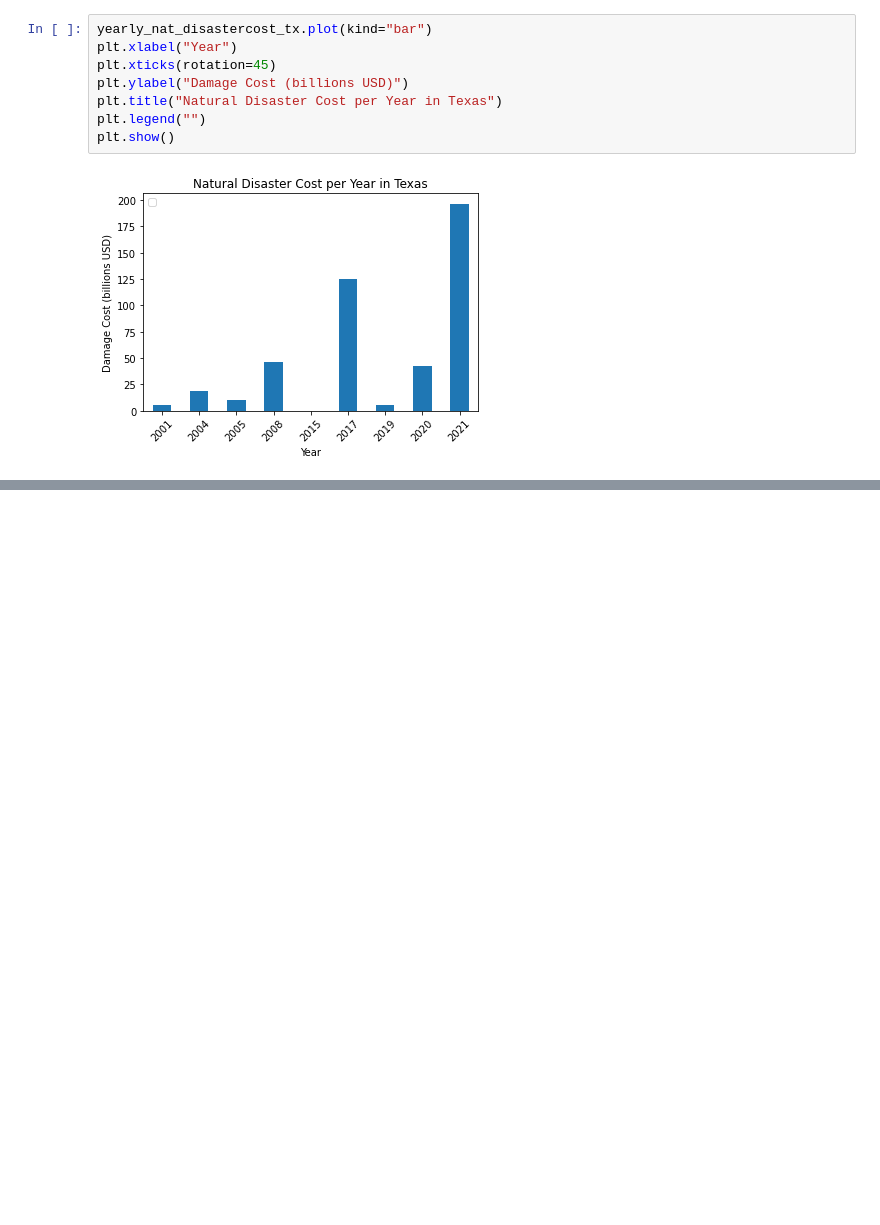
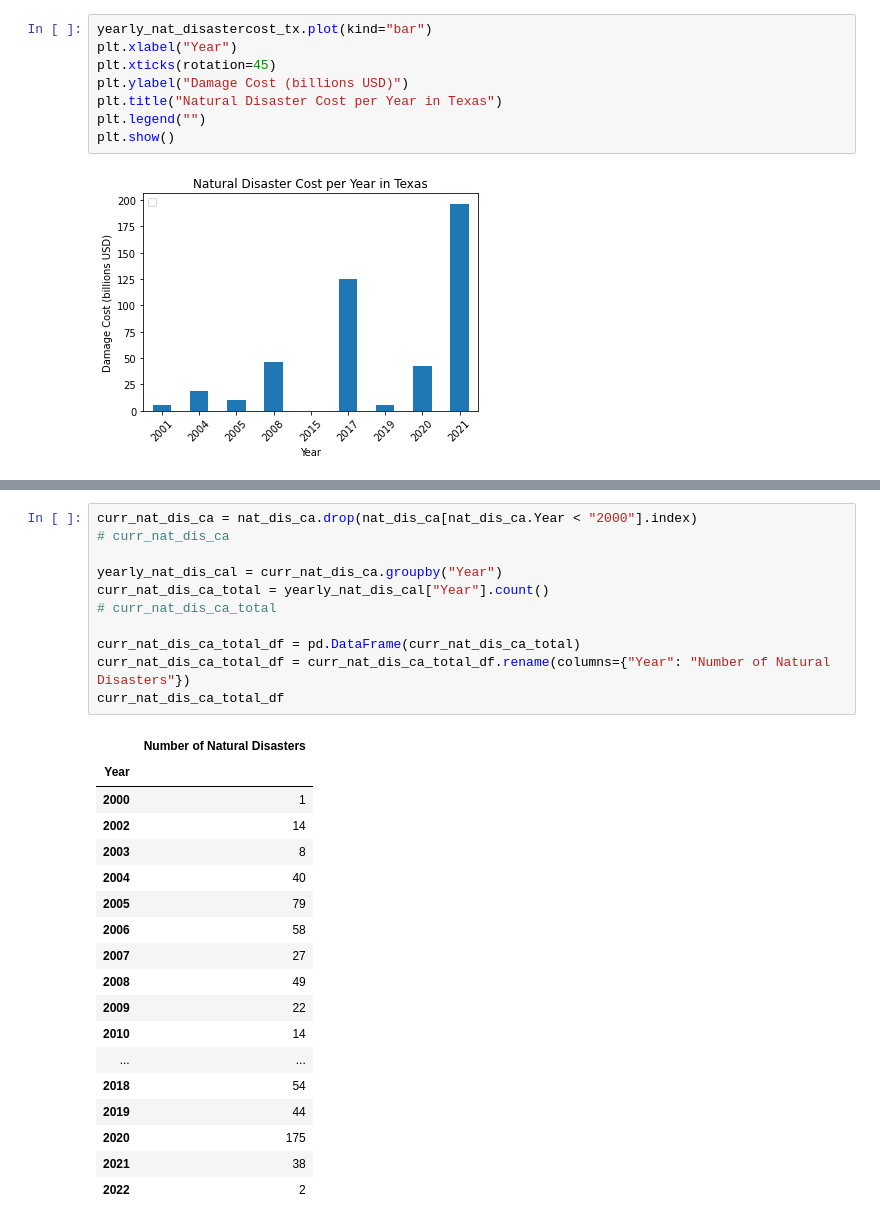
Before and after one commit to verevar/etl-project, a Jupyter notebook: Untitled.ipynb, the cells around one changed output, grey strips where cells are left out. Cells and saved outputs as stored; diff of their text form; blank space fills up the shorter version.

Commit message:
DF data breakdown CA/TX

```diff
--- a/Untitled.ipynb
+++ b/Untitled.ipynb
@@ -165,0 +182,30 @@ AttributeError: 'str' object has no attribute 'drop'
+# %%
+curr_nat_dis_ca = nat_dis_ca.drop(nat_dis_ca[nat_dis_ca.Year < "2000"].index)
+# curr_nat_dis_ca
+
+yearly_nat_dis_cal = curr_nat_dis_ca.groupby("Year")
+curr_nat_dis_ca_total = yearly_nat_dis_cal["Year"].count()
+# curr_nat_dis_ca_total
+
+curr_nat_dis_ca_total_df = pd.DataFrame(curr_nat_dis_ca_total)
+curr_nat_dis_ca_total_df = curr_nat_dis_ca_total_df.rename(columns={"Year": "Number of Natural Disasters"})
+curr_nat_dis_ca_total_df
+# %% [output]
+|  | Number of Natural Disasters |
+| Year |  |
+| 2000 | 1 |
+| 2002 | 14 |
+| 2003 | 8 |
+| 2004 | 40 |
+| 2005 | 79 |
+| 2006 | 58 |
+| 2007 | 27 |
+| 2008 | 49 |
+| 2009 | 22 |
+| 2010 | 14 |
+| ... | ... |
+| 2018 | 54 |
+| 2019 | 44 |
+| 2020 | 175 |
+| 2021 | 38 |
+| 2022 | 2 |
```
Also changed, not shown: parts of 5 cells of this notebook.
